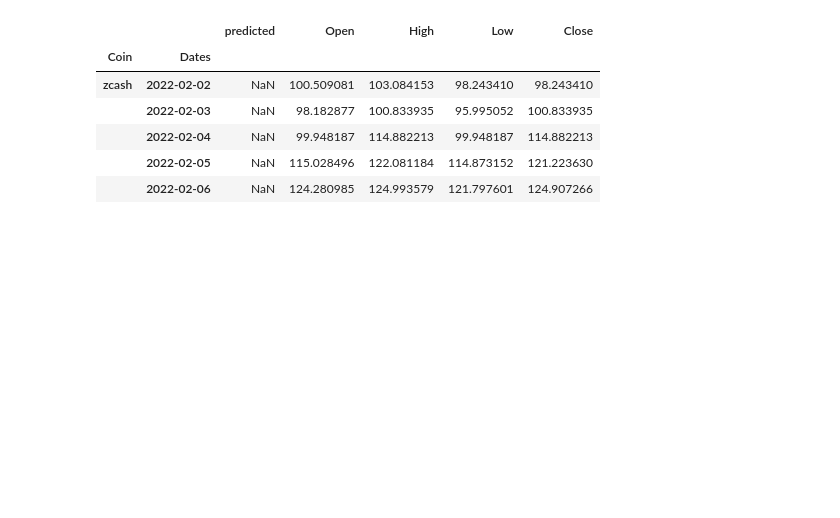
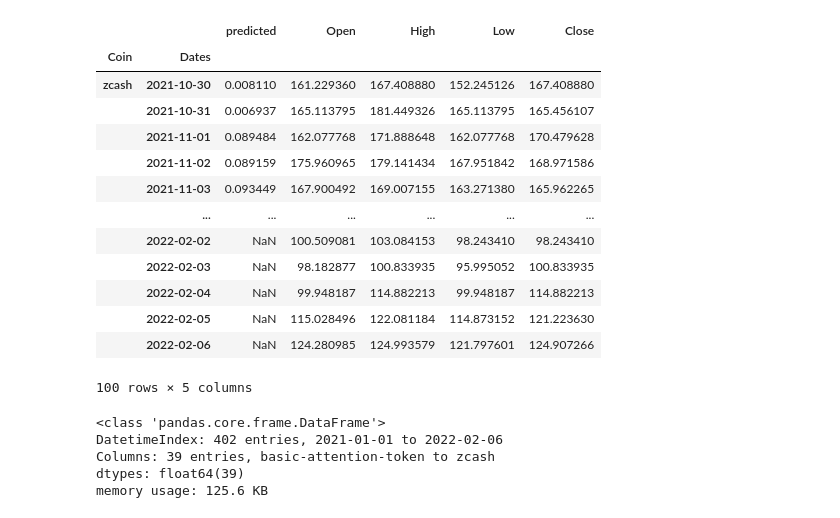
Before and after one commit to carlos-carlos/ML-Class-capstone-project, a Jupyter notebook: Step8_Backtest.ipynb, the cells around one changed output. Cells and saved outputs as stored; diff of their text form; code cells hidden in the pictures; blank space fills up the shorter version.

```diff
--- a/Step8_Backtest.ipynb
+++ b/Step8_Backtest.ipynb
@@ -20,7 +20,7 @@ bench_dataDir = 'DATA/COINHISTDATA/'
 
 
 # Time
-START = 2020
+START = 2021
 END = 2022
 
 
@@ -60,0 +107,27 @@ bench.rename(columns = {'Open':'Bench'}, inplace = True)
+# %%
+def filterdata(mdf,START):
+    '''
+    :param mdf: A MultiIndex DataFrame
+    :param START: A start year as integer
+    :return: MultiIndex Dataframe filtered by the above
+    '''
+    filtered = []
+    for coin, new_df in mdf.groupby(level=1):
+        new_df['Coin'] = new_df.index.get_level_values('Coin')
+        new_df['Dates'] = new_df.index.get_level_values('Dates')
+        new_df.set_index(new_df.index.get_level_values('Dates'), inplace=True)
+        new_df = new_df.loc[str(START):]
+        new_df.set_index(['Dates', 'Coin'], inplace=True)
+
+        #print(new_df)
+        filtered.append(new_df)
+
+    mdf = pd.concat(filtered)
+    mdf.sort_index(inplace=True)
+
+    return mdf
+# %%
+prices = filterdata(prices,START)
+prices = prices.iloc[::-1]
+prices = prices.swaplevel()
+prices.tail()
@@ -65,9 +151,7 @@ def get_backtest_data(predictions, prices):
 
     best_alpha = predictions.groupby('alpha').apply(lambda x: spearmanr(x.actuals, x.predicted)[0]).idxmax()
     predictions = predictions[predictions.alpha == best_alpha]
-    predictions.index.names = ['Coin', 'Dates']
     tickers = predictions.index.get_level_values('Coin').unique()
-
 
     start = predictions.index.get_level_values('Dates').min().strftime('%Y-%m-%d')
     stop = (predictions.index.get_level_values('Dates').max() + pd.DateOffset(1)).strftime('%Y-%m-%d')
@@ -75,11 +159,15 @@ def get_backtest_data(predictions, prices):
     #prices = prices.sort_index().loc[idx[tickers, start:stop], :]
     predictions = predictions.loc[predictions.alpha == best_alpha, ['predicted']]
 
-    #print(predictions.head())
-    #print('-----------------')
-    #print(prices.head())
+    print(predictions.head())
+    print('-----------------')
+    prices = prices.sort_index()
+    print(prices.head())
+    #prices['predicted'] = predictions['predicted']
+    #mdf = prices
+    mdf = predictions.join(prices, how='right')
 
-    return predictions.join(prices, how='right')
+    return mdf
 
 
 data = get_backtest_data(lasso_predictions,prices)
@@ -101,18 +212,31 @@ None
 # %%
 #data = data.swaplevel()
-data.tail()
+data.tail(100)
 # %% [output]
 |  |  | predicted | Open | High | Low | Close |
 | Coin | Dates |  |  |  |  |  |
-| zcash | 2022-02-02 | NaN | 100.509081 | 103.084153 | 98.243410 | 98.243410 |
+| zcash | 2021-10-30 | 0.008110 | 161.229360 | 167.408880 | 152.245126 | 167.408880 |
+|  | 2021-10-31 | 0.006937 | 165.113795 | 181.449326 | 165.113795 | 165.456107 |
+|  | 2021-11-01 | 0.089484 | 162.077768 | 171.888648 | 162.077768 | 170.479628 |
+|  | 2021-11-02 | 0.089159 | 175.960965 | 179.141434 | 167.951842 | 168.971586 |
+|  | 2021-11-03 | 0.093449 | 167.900492 | 169.007155 | 163.271380 | 165.962265 |
+|  | ... | ... | ... | ... | ... | ... |
+|  | 2022-02-02 | NaN | 100.509081 | 103.084153 | 98.243410 | 98.243410 |
 |  | 2022-02-03 | NaN | 98.182877 | 100.833935 | 95.995052 | 100.833935 |
 |  | 2022-02-04 | NaN | 99.948187 | 114.882213 | 99.948187 | 114.882213 |
 |  | 2022-02-05 | NaN | 115.028496 | 122.081184 | 114.873152 | 121.223630 |
 |  | 2022-02-06 | NaN | 124.280985 | 124.993579 | 121.797601 | 124.907266 |
+100 rows × 5 columns
 # %%
 # Daily returns for all the coins in the dataset for the target time period
 daily_returns = data.Open.unstack('Coin').sort_index().pct_change()
 daily_returns.info(verbose = False)
+# %% [output]
+<class 'pandas.core.frame.DataFrame'>
+DatetimeIndex: 402 entries, 2021-01-01 to 2022-02-06
+Columns: 39 entries, basic-attention-token to zcash
+dtypes: float64(39)
+memory usage: 125.6 KB
 # %%
 #daily_returns.head()
 # %%
```
Also changed, not shown: parts of 13 cells of this notebook.
